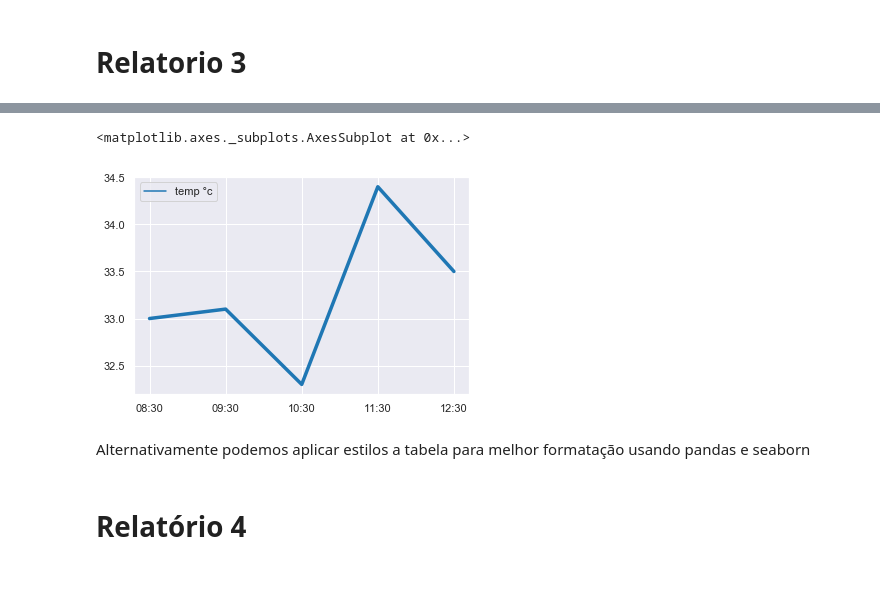
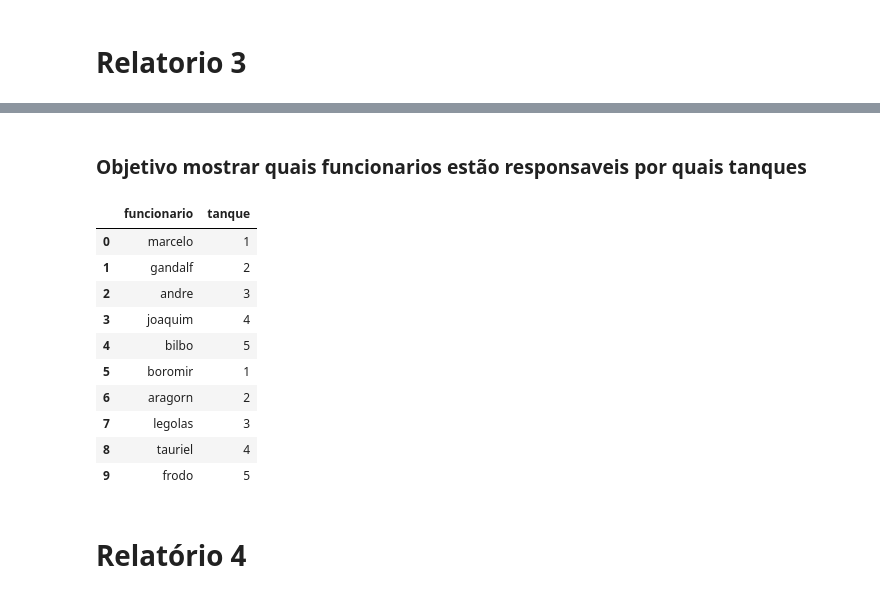
Before and after one commit to marcelogroup/trab01, a Jupyter notebook: relatorio/Relatorios.ipynb, the cells around one changed output, grey strips where cells are left out. Drawn from its saved outputs; the diff is of its cells as text; code cells hidden in the pictures.

```diff
--- a/relatorio/Relatorios.ipynb
+++ b/relatorio/Relatorios.ipynb
@@ -92,17 +81,23 @@ sns.lineplot(data=data, palette="tab10", linewidth=3.5)
-# %%
-result = pd.read_sql_query("""
-                            select * from historicomedicao historicomedicao where fk_tanque_idtanque=2;
-                            """,conn)
-
-temperatura=list(result['temperatura'])
-dates  = ["08:30","09:30","10:30","11:30","12:30"]
-data = pd.DataFrame(temperatura,dates, columns=["temp °c"] )
-sns.lineplot(data=data, palette="tab10", linewidth=3.5)
-# %% [output]
-<matplotlib.axes._subplots.AxesSubplot at 0x...>
-[figure, removed]
-# %% [markdown]
-Alternativamente podemos aplicar estilos a tabela para melhor formatação usando pandas e seaborn
+# %% [markdown]
+### Objetivo mostrar quais funcionarios estão responsaveis por quais tanques
+# %%
+result = pd.read_sql_query("""SELECT nome as funcionario,idtanque as tanque
+                              FROM  funcionario inner join tanque on(tanque.idtanque=funcionario.fk_tanque_idtanque)
+                              where idtanque!=0;
+                          """,conn);
+result
+# %% [output]
+|  | funcionario | tanque |
+| 0 | marcelo | 1 |
+| 1 | gandalf | 2 |
+| 2 | andre | 3 |
+| 3 | joaquim | 4 |
+| 4 | bilbo | 5 |
+| 5 | boromir | 1 |
+| 6 | aragorn | 2 |
+| 7 | legolas | 3 |
+| 8 | tauriel | 4 |
+| 9 | frodo | 5 |
 # %% [markdown]
 # Relatório 4
 # %% [markdown]
```
Also changed, not shown: parts of 14 cells of this notebook.
